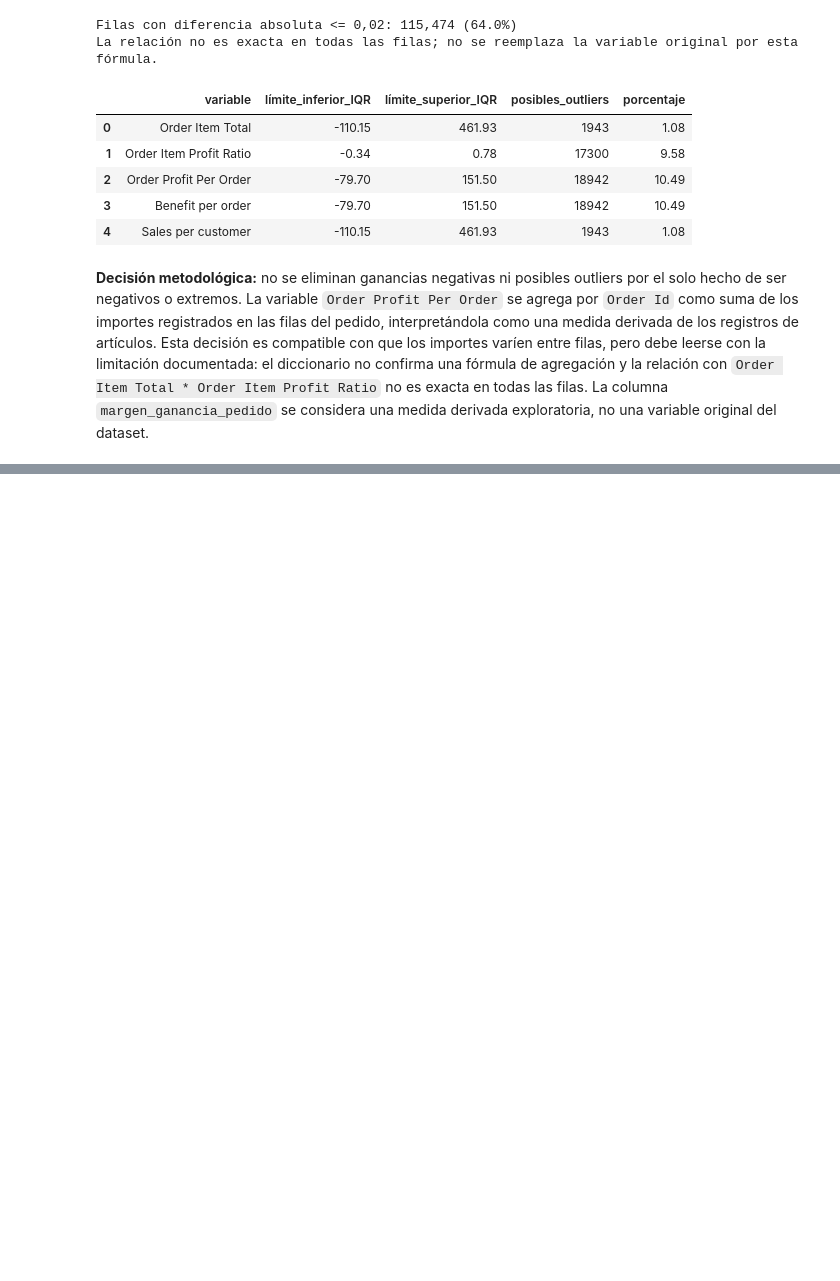
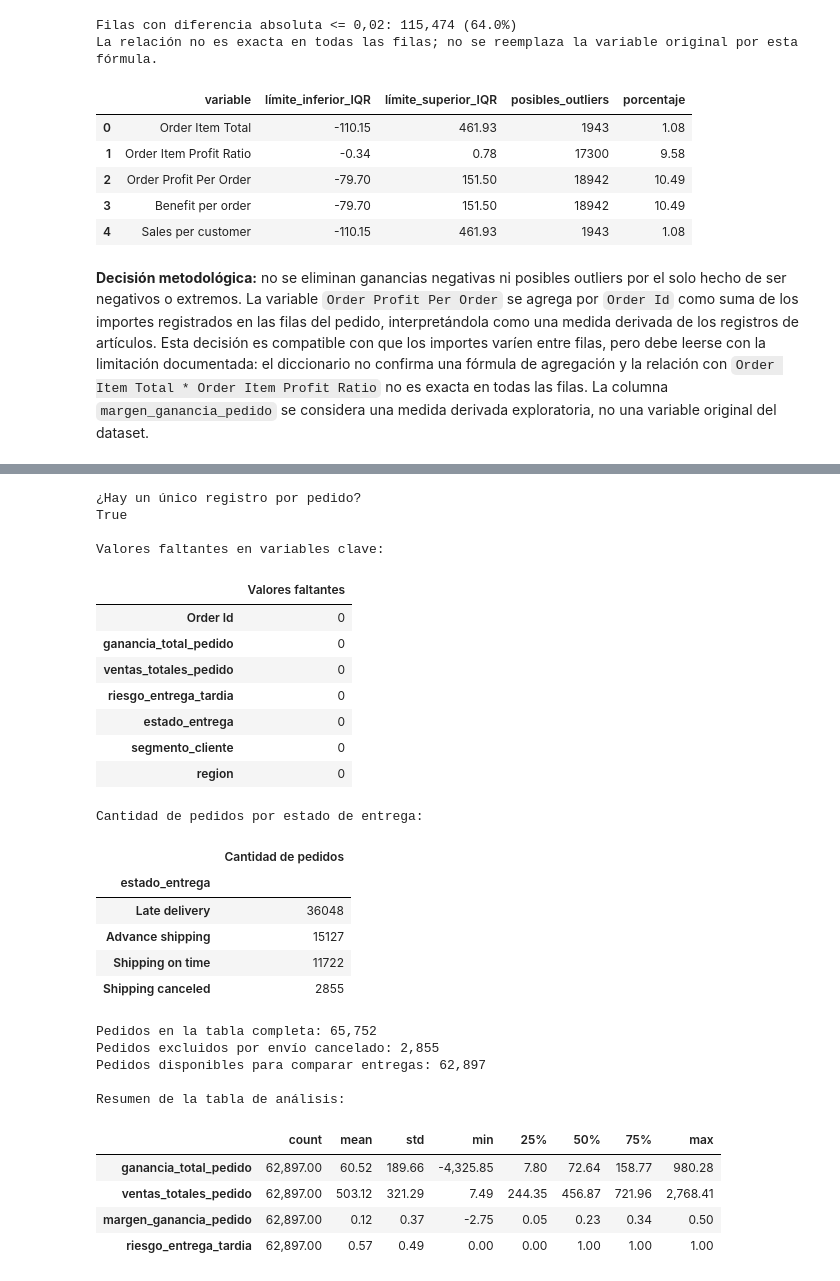
Before and after one commit to JuanchiWienberg/TP---LAB.-DE-MET.-CUANT.-APLICADOS-A-LA-GEST., a Jupyter notebook: TP_Laboratorio_Seccion2_Limpieza_y_Transformaciones.ipynb, the cells around one changed output, grey strips where cells are left out. Drawn from its saved outputs; the diff is of its cells as text; code cells hidden in the pictures; blank space fills up the shorter version.

Commit message:
Completa la limpieza y transformación de los datos
Se organizaron los datos por pedido y se hicieron los cambios necesarios para poder analizarlos

```diff
--- a/TP_Laboratorio_Seccion2_Limpieza_y_Transformaciones.ipynb
+++ b/TP_Laboratorio_Seccion2_Limpieza_y_Transformaciones.ipynb
@@ -185,0 +325,75 @@ La relación no es exacta en todas las filas; no se reemplaza la variable origin
+# %%
+variables_clave = [
+    "Order Id",
+    "ganancia_total_pedido",
+    "ventas_totales_pedido",
+    "riesgo_entrega_tardia",
+    "estado_entrega",
+    "segmento_cliente",
+    "region"
+]
+
+print("¿Hay un único registro por pedido?")
+print(df_pedidos["Order Id"].is_unique)
+
+print("\nValores faltantes en variables clave:")
+display(df_pedidos[variables_clave].isnull().sum().to_frame("Valores faltantes"))
+
+print("\nCantidad de pedidos por estado de entrega:")
+display(
+    df_pedidos["estado_entrega"]
+    .value_counts(dropna=False)
+    .to_frame("Cantidad de pedidos")
+)
+
+cantidad_antes = len(df_pedidos)
+df_pedidos_analisis = df_pedidos.loc[
+    df_pedidos["estado_entrega"] != "Shipping canceled"
+].copy()
+cantidad_excluida = cantidad_antes - len(df_pedidos_analisis)
+
+print(f"\nPedidos en la tabla completa: {cantidad_antes:,}")
+print(f"Pedidos excluidos por envío cancelado: {cantidad_excluida:,}")
+print(f"Pedidos disponibles para comparar entregas: {len(df_pedidos_analisis):,}")
+
+print("\nResumen de la tabla de análisis:")
+display(
+    df_pedidos_analisis[
+        [
+            "ganancia_total_pedido",
+            "ventas_totales_pedido",
+            "margen_ganancia_pedido",
+            "riesgo_entrega_tardia"
+        ]
+    ].describe().T
+)
+# %% [output]
+¿Hay un único registro por pedido?
+True
+
+Valores faltantes en variables clave:
+|  | Valores faltantes |
+| Order Id | 0 |
+| ganancia_total_pedido | 0 |
+| ventas_totales_pedido | 0 |
+| riesgo_entrega_tardia | 0 |
+| estado_entrega | 0 |
+| segmento_cliente | 0 |
+| region | 0 |
+Cantidad de pedidos por estado de entrega:
+|  | Cantidad de pedidos |
+| estado_entrega |  |
+| Late delivery | 36048 |
+| Advance shipping | 15127 |
+| Shipping on time | 11722 |
+| Shipping canceled | 2855 |
+Pedidos en la tabla completa: 65,752
+Pedidos excluidos por envío cancelado: 2,855
+Pedidos disponibles para comparar entregas: 62,897
+
+Resumen de la tabla de análisis:
+|  | count | mean | std | min | 25% | 50% | 75% | max |
+| ganancia_total_pedido | 62,897.00 | 60.52 | 189.66 | -4,325.85 | 7.80 | 72.64 | 158.77 | 980.28 |
+| ventas_totales_pedido | 62,897.00 | 503.12 | 321.29 | 7.49 | 244.35 | 456.87 | 721.96 | 2,768.41 |
+| margen_ganancia_pedido | 62,897.00 | 0.12 | 0.37 | -2.75 | 0.05 | 0.23 | 0.34 | 0.50 |
+| riesgo_entrega_tardia | 62,897.00 | 0.57 | 0.49 | 0.00 | 0.00 | 1.00 | 1.00 | 1.00 |
```
Also changed, not shown: parts of 8 cells of this notebook.
